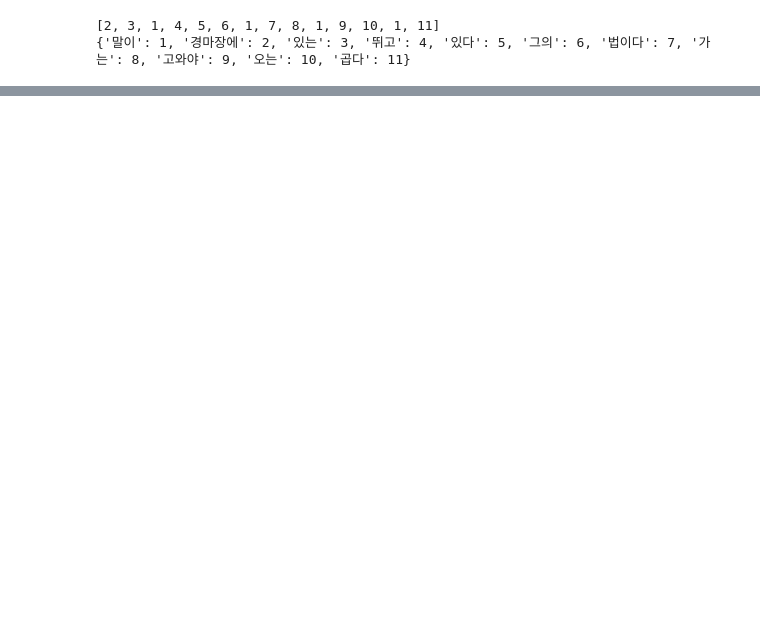
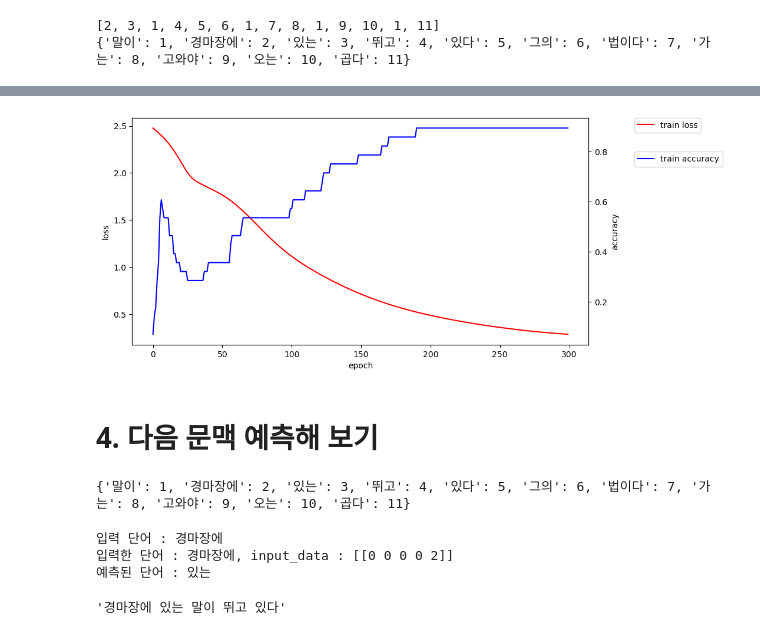
Before and after one commit to yeonhwa88/aidiary, a Jupyter notebook: source/10_자연어처리/ch04_RNN.ipynb, the cells around one changed output, grey strips where cells are left out. Drawn from its saved outputs; the diff is of its cells as text; code cells hidden in the pictures; blank space fills up the shorter version.

```diff
--- a/source/10_자연어처리/ch04_RNN.ipynb
+++ b/source/10_자연어처리/ch04_RNN.ipynb
@@ -17,0 +129,9 @@ print(t.word_index)
+# %%
+# 단어 갯수
+vocab_size = len(t.word_index)
+# %%
+# 원핫인코딩
+import pandas as pd
+from tensorflow.keras.utils import to_categorical
+Y = to_categorical(y, vocab_size+1) # 원핫인코딩 카테고리 수
+Y
@@ -17,0 +163,14 @@ print(t.word_index)
+# %%
+from tensorflow.keras.models import Sequential # 순차적 레이어 모델 생성
+from tensorflow.keras.layers import Embedding, SimpleRNN # 긴 희소행렬변환, RNN
+from tensorflow.keras.layers import Dense
+
+model = Sequential()
+# 희소행렬(12) -> 10열 행렬(28개 = 독립변수 행수)
+model.add(Embedding(input_dim=vocab_size+1, # 12개 입력
+                    output_dim=vocab_size-1, # 10개 출력하기 위한 embedding
+                    input_length = X.shape[1] # 데이터 수
+                   ))
+model.add(SimpleRNN(units=32))
+model.add(Dense(units=12, activation='softmax'))
+print(model.summary())
@@ -17,0 +196,5 @@ print(t.word_index)
+# %%
+model.compile(loss='categorical_crossentropy',  # 다중분류에서의 손실함수
+              optimizer='adam',
+              metrics=['accuracy'])  # 평가지표 : accuracy, recall, precision
+hist = model.fit(x=X, y=Y, epochs=300, verbose=2)
@@ -17,0 +219,38 @@ print(t.word_index)
+# %%
+import matplotlib.pyplot as plt
+fig, loss_ax = plt.subplots(figsize=(10,5))
+loss_ax.plot(hist.history['loss'], 'r', label='train loss')
+loss_ax.set_xlabel('epoch')
+loss_ax.set_ylabel('loss')
+acc_ax = loss_ax.twinx()
+acc_ax.plot(hist.history['accuracy'], 'b', label='train accuracy')
+acc_ax.set_ylabel('accuracy')
+loss_ax.legend(bbox_to_anchor=(1.1, 1), loc=2, borderaxespad=0.)
+acc_ax.legend(bbox_to_anchor=(1.1, .85), loc=2, borderaxespad=0.)
+plt.show()
+# %% [output]
+[figure, added]
+# %% [markdown]
+# 4. 다음 문맥 예측해 보기
+# %%
+print(t.word_index)
+# %% [output]
+{'말이': 1, '경마장에': 2, '있는': 3, '뛰고': 4, '있다': 5, '그의': 6, '법이다': 7, '가는': 8, '고와야': 9, '오는': 10, '곱다': 11}
+# %%
+# 모델 사용하기 (문자 -> sequence로 수정 -> padding 처리 -> predict -> argmax() -> 문자)
+word = input('입력 단어 : ')
+encoded = t.texts_to_sequences([word])[0]  # 1차원
+# print('입력한 단어 : {}, encoded : {}'.format(word, encoded))
+input_data = pad_sequences([encoded],          # 2차원 데이터
+                           maxlen=X.shape[1],  # 독립변수 열수
+                           padding='pre')
+print('입력한 단어 : {}, input_data : {}'.format(word, input_data))
+pred = model.predict(input_data, verbose=0).argmax()
+for word, value in t.word_index.items():
+    if pred == value:
+        print('예측된 단어 :', word)
+        break
+# %% [output]
+입력 단어 : 경마장에
+입력한 단어 : 경마장에, input_data : [[0 0 0 0 2]]
+예측된 단어 : 있는
@@ -17,0 +274,5 @@ print(t.word_index)
+# %%
+# 문맥 예측해 보기
+sentence_generation(model, t, '경마장에', 4)
+# %% [output]
+'경마장에 있는 말이 뛰고 있다'
```
Also changed, not shown: parts of 17 cells of this notebook, 3 other files.
